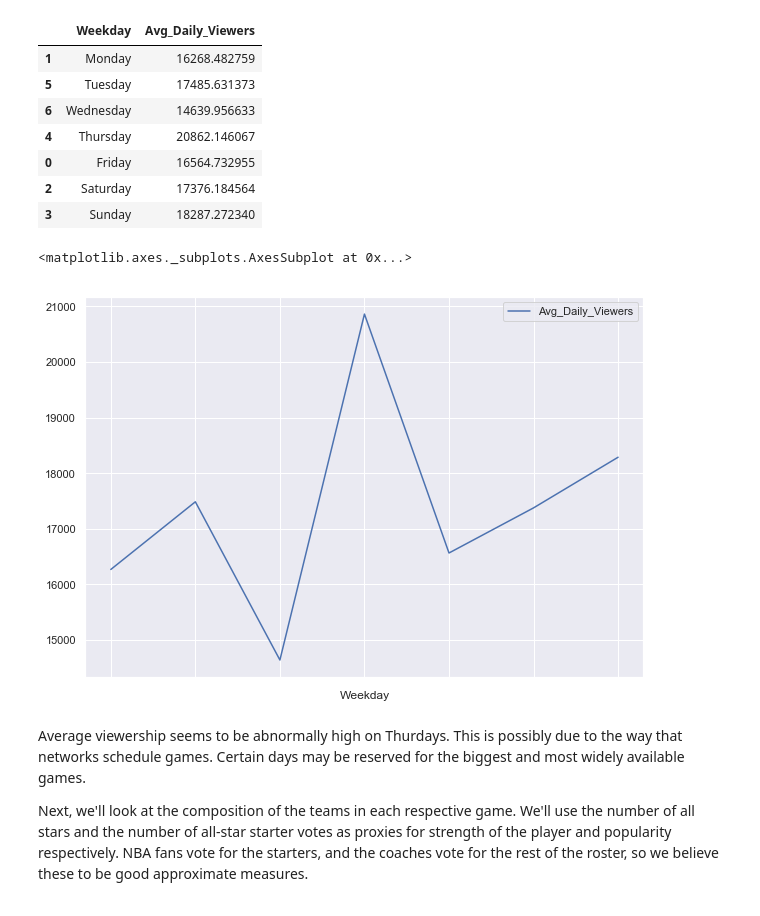
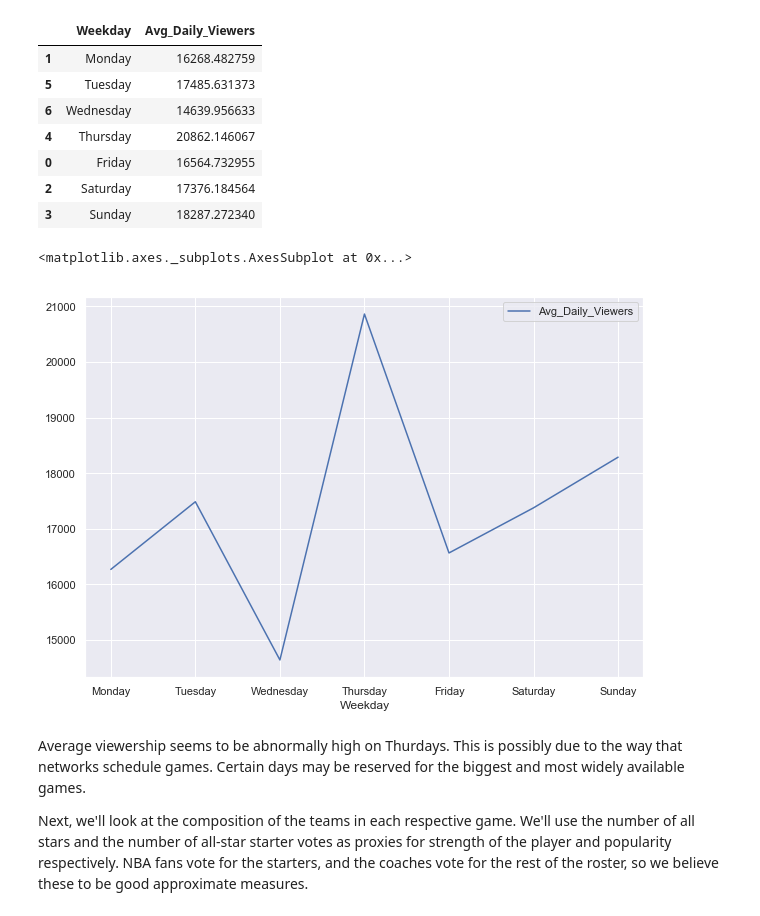
Before and after one commit to sdaht/NBA-Viewership, a Jupyter notebook: NBA_Viewership_Exploration.ipynb, the cells around one changed output. Drawn from its saved outputs; the diff is of its cells as text; code cells hidden in the pictures.

```diff
--- a/NBA_Viewership_Exploration.ipynb
+++ b/NBA_Viewership_Exploration.ipynb
@@ -103,10 +103,10 @@ daily_viewers
 | 2 | Saturday | 17376.184564 |
 | 3 | Sunday | 18287.272340 |
 # %%
-daily_viewers.plot(x = 'Weekday',y = 'Avg_Daily_Viewers')
+daily_viewers.plot(x = 'Weekday',y = 'Avg_Daily_Viewers', xticks = range(0,7))
 # %% [output]
 <matplotlib.axes._subplots.AxesSubplot at 0x...>
-[figure, old version]
+[figure, new version]
 # %% [markdown]
 Average viewership seems to be abnormally high on Thurdays. This is possibly due to the way that networks schedule games. Certain days may be reserved for the biggest and most widely available games.
 
```
Also changed, not shown: parts of 1 cell of this notebook.
